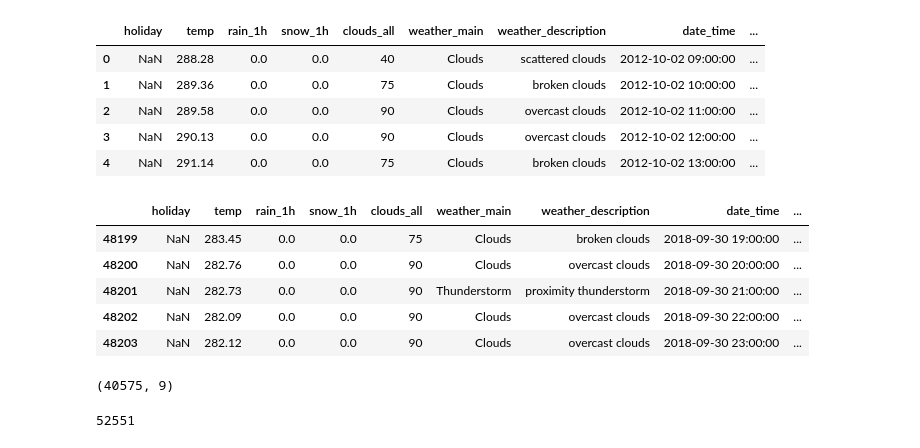
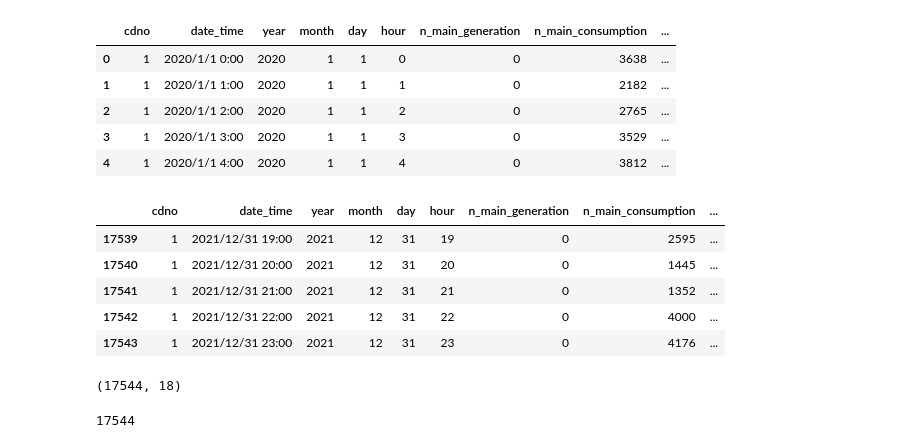
Before and after one commit to Kadomium/Time_Series_Forecasting_In_Python, a Jupyter notebook: Ichijou_apply/preprocessing.ipynb, the cells around one changed output. Saved outputs shown, nothing was run; the diff lists cells and outputs as text; code cells hidden in the pictures.

```diff
--- a/Ichijou_apply/preprocessing.ipynb
+++ b/Ichijou_apply/preprocessing.ipynb
@@ -8,24 +8,24 @@ warnings.filterwarnings('ignore')
 
 %matplotlib inline
 # %%
-df = pd.read_csv('Metro_Interstate_Traffic_Volume.csv')
+df = pd.read_csv('Ichijo_cdno1.csv')
 df.head()
 # %% [output]
-|  | holiday | temp | rain_1h | snow_1h | clouds_all | weather_main | weather_description | date_time | ... |
-| 0 | NaN | 288.28 | 0.0 | 0.0 | 40 | Clouds | scattered clouds | 2012-10-02 09:00:00 | ... |
-| 1 | NaN | 289.36 | 0.0 | 0.0 | 75 | Clouds | broken clouds | 2012-10-02 10:00:00 | ... |
-| 2 | NaN | 289.58 | 0.0 | 0.0 | 90 | Clouds | overcast clouds | 2012-10-02 11:00:00 | ... |
-| 3 | NaN | 290.13 | 0.0 | 0.0 | 90 | Clouds | overcast clouds | 2012-10-02 12:00:00 | ... |
-| 4 | NaN | 291.14 | 0.0 | 0.0 | 75 | Clouds | broken clouds | 2012-10-02 13:00:00 | ... |
+|  | cdno | date_time | year | month | day | hour | n_main_generation | n_main_consumption | ... |
+| 0 | 1 | 2020/1/1 0:00 | 2020 | 1 | 1 | 0 | 0 | 3638 | ... |
+| 1 | 1 | 2020/1/1 1:00 | 2020 | 1 | 1 | 1 | 0 | 2182 | ... |
+| 2 | 1 | 2020/1/1 2:00 | 2020 | 1 | 1 | 2 | 0 | 2765 | ... |
+| 3 | 1 | 2020/1/1 3:00 | 2020 | 1 | 1 | 3 | 0 | 3529 | ... |
+| 4 | 1 | 2020/1/1 4:00 | 2020 | 1 | 1 | 4 | 0 | 3812 | ... |
 # %%
 df.tail()
 # %% [output]
-|  | holiday | temp | rain_1h | snow_1h | clouds_all | weather_main | weather_description | date_time | ... |
-| 48199 | NaN | 283.45 | 0.0 | 0.0 | 75 | Clouds | broken clouds | 2018-09-30 19:00:00 | ... |
-| 48200 | NaN | 282.76 | 0.0 | 0.0 | 90 | Clouds | overcast clouds | 2018-09-30 20:00:00 | ... |
-| 48201 | NaN | 282.73 | 0.0 | 0.0 | 90 | Thunderstorm | proximity thunderstorm | 2018-09-30 21:00:00 | ... |
-| 48202 | NaN | 282.09 | 0.0 | 0.0 | 90 | Clouds | overcast clouds | 2018-09-30 22:00:00 | ... |
-| 48203 | NaN | 282.12 | 0.0 | 0.0 | 90 | Clouds | overcast clouds | 2018-09-30 23:00:00 | ... |
+|  | cdno | date_time | year | month | day | hour | n_main_generation | n_main_consumption | ... |
+| 17539 | 1 | 2021/12/31 19:00 | 2021 | 12 | 31 | 19 | 0 | 2595 | ... |
+| 17540 | 1 | 2021/12/31 20:00 | 2021 | 12 | 31 | 20 | 0 | 1445 | ... |
+| 17541 | 1 | 2021/12/31 21:00 | 2021 | 12 | 31 | 21 | 0 | 1352 | ... |
+| 17542 | 1 | 2021/12/31 22:00 | 2021 | 12 | 31 | 22 | 0 | 4000 | ... |
+| 17543 | 1 | 2021/12/31 23:00 | 2021 | 12 | 31 | 23 | 0 | 4176 | ... |
 # %%
 df['date_time'] = pd.to_datetime(df['date_time'])
 # %%
@@ -33,12 +33,12 @@ df = df.drop_duplicates(subset='date_time', ignore_index=True)
 # %%
 df.shape
 # %% [output]
-(40575, 9)
+(17544, 18)
 # %%
-date_range = list(pd.date_range('2012-10-02 09:00:00', '2018-09-30 23:00:00', freq='H'))
+date_range = list(pd.date_range('2020-01-01 00:00:00', '2021-12-31 23:00:00', freq='H'))
 print(len(date_range))
 # %% [output]
-52551
+17544
 # %%
 new_df = pd.DataFrame({'date_time': date_range})
 new_df.head()
```
Also changed, not shown: parts of 16 cells of this notebook.
